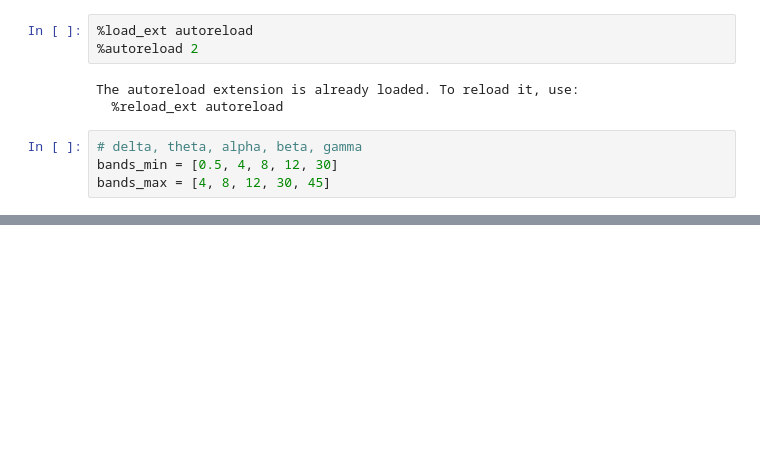
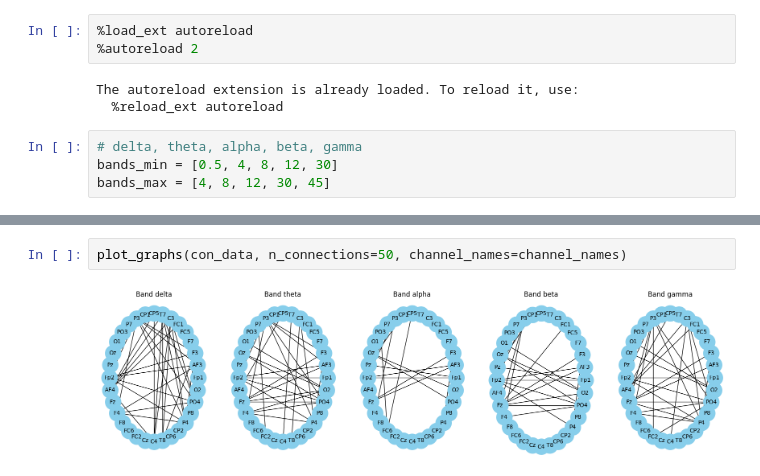
Before and after one commit to h1de0us/mer-eeg-analysis, a Jupyter notebook: connectivity/connectivity-deap.ipynb, the cells around one changed output, grey strips where cells are left out. Cells and saved outputs as stored; diff of their text form; blank space fills up the shorter version.

```diff
--- a/connectivity/connectivity-deap.ipynb
+++ b/connectivity/connectivity-deap.ipynb
@@ -285,0 +68,4 @@ Overwriting src/parse_deap.py
+# %%
+plot_graphs(con_data, n_connections=50, channel_names=channel_names)
+# %% [output]
+[figure, added]
```
Also changed, not shown: parts of 42 cells of this notebook, 4 other files.
